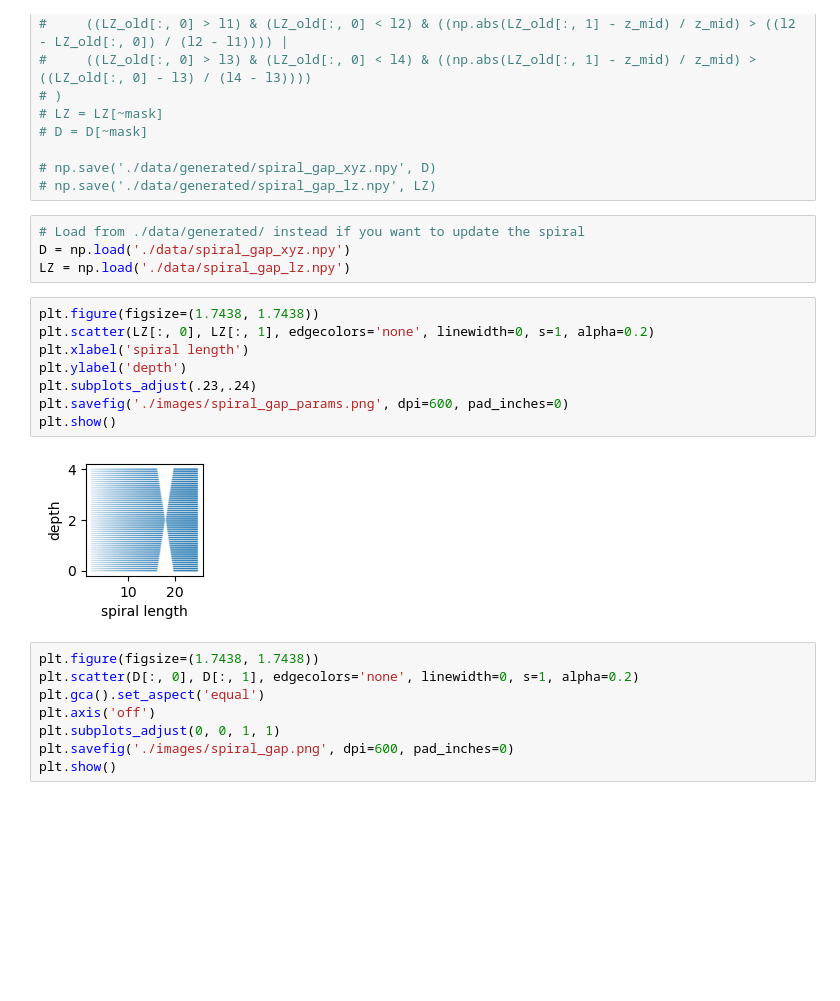
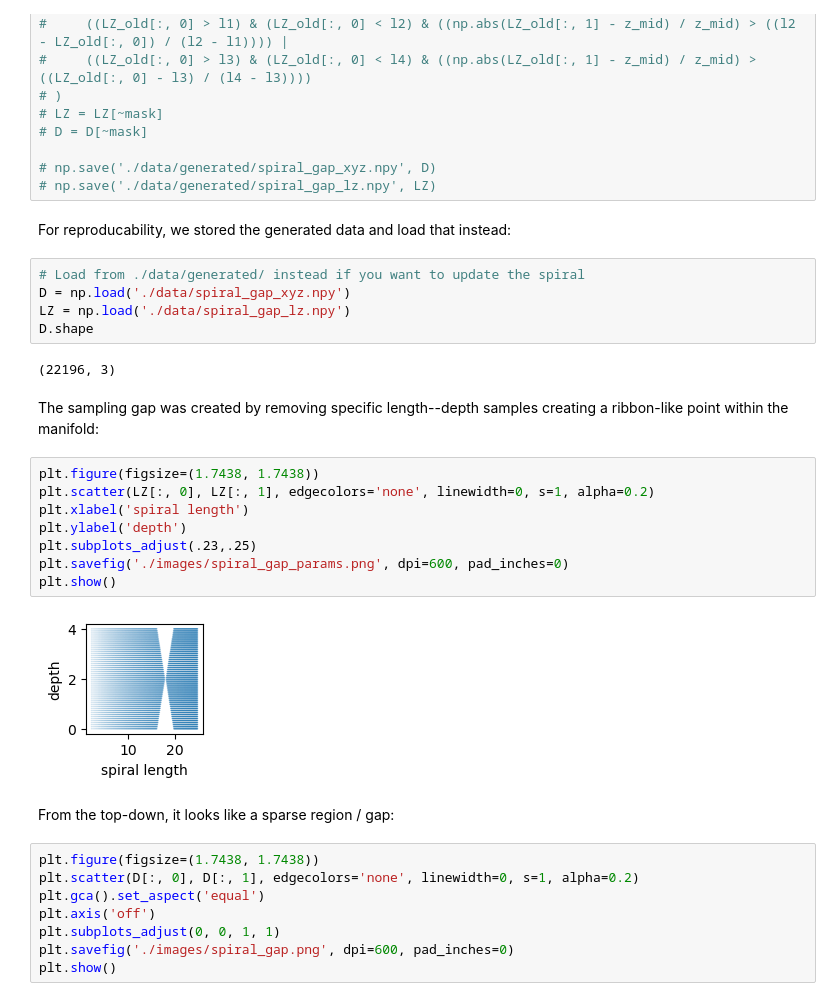
Before and after one commit to vda-lab/multi_mst, a Jupyter notebook: notebooks/Demo spiral.ipynb, the cells around one changed output. Saved outputs shown, nothing was run; the diff lists cells and outputs as text; blank space fills up the shorter version.

```diff
--- a/notebooks/Demo spiral.ipynb
+++ b/notebooks/Demo spiral.ipynb
@@ -63,20 +70,29 @@ A (nearly) uniformly sampled 3D spiral is generated manually. Then a sampling-ga
 
 # np.save('./data/generated/spiral_gap_xyz.npy', D)
 # np.save('./data/generated/spiral_gap_lz.npy', LZ)
+# %% [markdown]
+For reproducability, we stored the generated data and load that instead:
 # %%
 # Load from ./data/generated/ instead if you want to update the spiral
 D = np.load('./data/spiral_gap_xyz.npy')
 LZ = np.load('./data/spiral_gap_lz.npy')
+D.shape
+# %% [output]
+(22196, 3)
+# %% [markdown]
+The sampling gap was created by removing specific length--depth samples creating a ribbon-like point within the manifold:
 # %%
 plt.figure(figsize=(1.7438, 1.7438))
 plt.scatter(LZ[:, 0], LZ[:, 1], edgecolors='none', linewidth=0, s=1, alpha=0.2)
 plt.xlabel('spiral length')
 plt.ylabel('depth')
-plt.subplots_adjust(.23,.24)
+plt.subplots_adjust(.23,.25)
 plt.savefig('./images/spiral_gap_params.png', dpi=600, pad_inches=0)
 plt.show()
 # %% [output]
-[figure, old version]
+[figure, new version]
+# %% [markdown]
+From the top-down, it looks like a sparse region / gap:
 # %%
 plt.figure(figsize=(1.7438, 1.7438))
 plt.scatter(D[:, 0], D[:, 1], edgecolors='none', linewidth=0, s=1, alpha=0.2)
```
Also changed, not shown: parts of 15 cells of this notebook, 44 other files.
